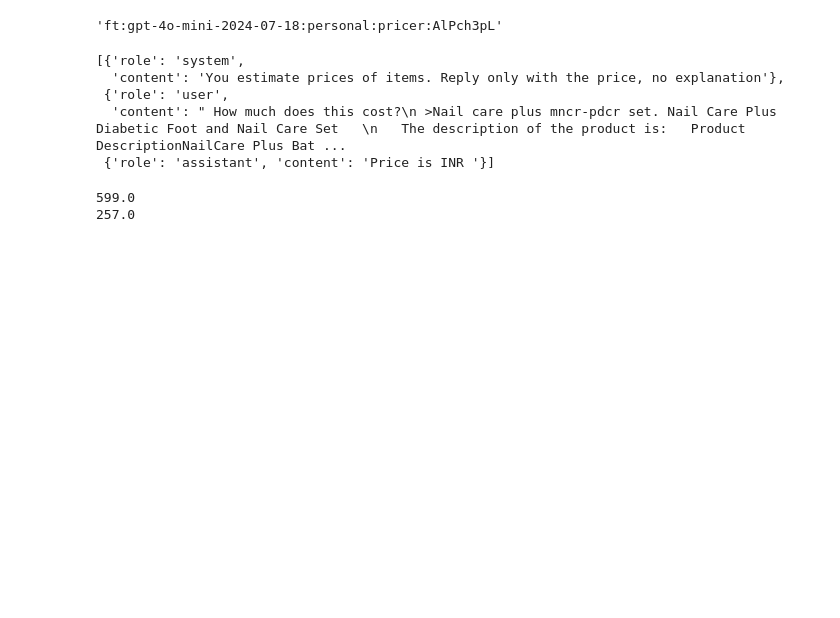
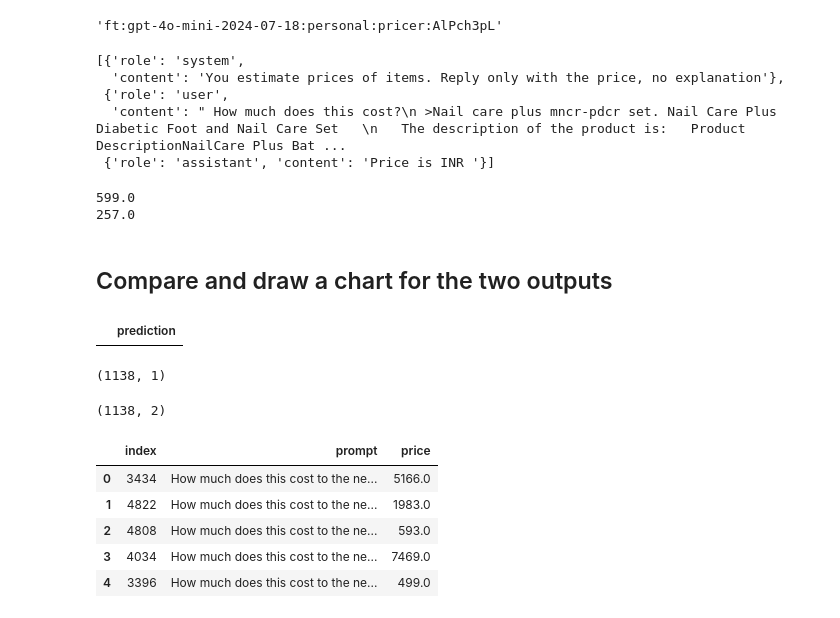
Before and after one commit to rsher60/LLM_Codebase, a Jupyter notebook: fine_tuning_Ed.ipynb, the cells around one changed output. Cells and saved outputs as stored; diff of their text form; code cells hidden in the pictures; blank space fills up the shorter version.

```diff
--- a/fine_tuning_Ed.ipynb
+++ b/fine_tuning_Ed.ipynb
@@ -691,3 +691,5 @@ print(gpt_fine_tuned(test.iloc[8]))
 # %% [output]
 599.0
 257.0
+# %% [markdown]
+## Compare and draw a chart for the two outputs
@@ -693,0 +700,4 @@ print(gpt_fine_tuned(test.iloc[8]))
+# %%
+finetuned_df
+# %% [output]
+|  | prediction |
@@ -693,0 +711,8 @@ print(gpt_fine_tuned(test.iloc[8]))
+# %%
+finetuned_df.shape
+# %% [output]
+(1138, 1)
+# %%
+test.shape
+# %% [output]
+(1138, 2)
@@ -693,0 +727,9 @@ print(gpt_fine_tuned(test.iloc[8]))
+# %%
+test.head()
+# %% [output]
+|  | index | prompt | price |
+| 0 | 3434 | How much does this cost to the ne... | 5166.0 |
+| 1 | 4822 | How much does this cost to the ne... | 1983.0 |
+| 2 | 4808 | How much does this cost to the ne... | 593.0 |
+| 3 | 4034 | How much does this cost to the ne... | 7469.0 |
+| 4 | 3396 | How much does this cost to the ne... | 499.0 |
```
Also changed, not shown: parts of 10 cells of this notebook.
